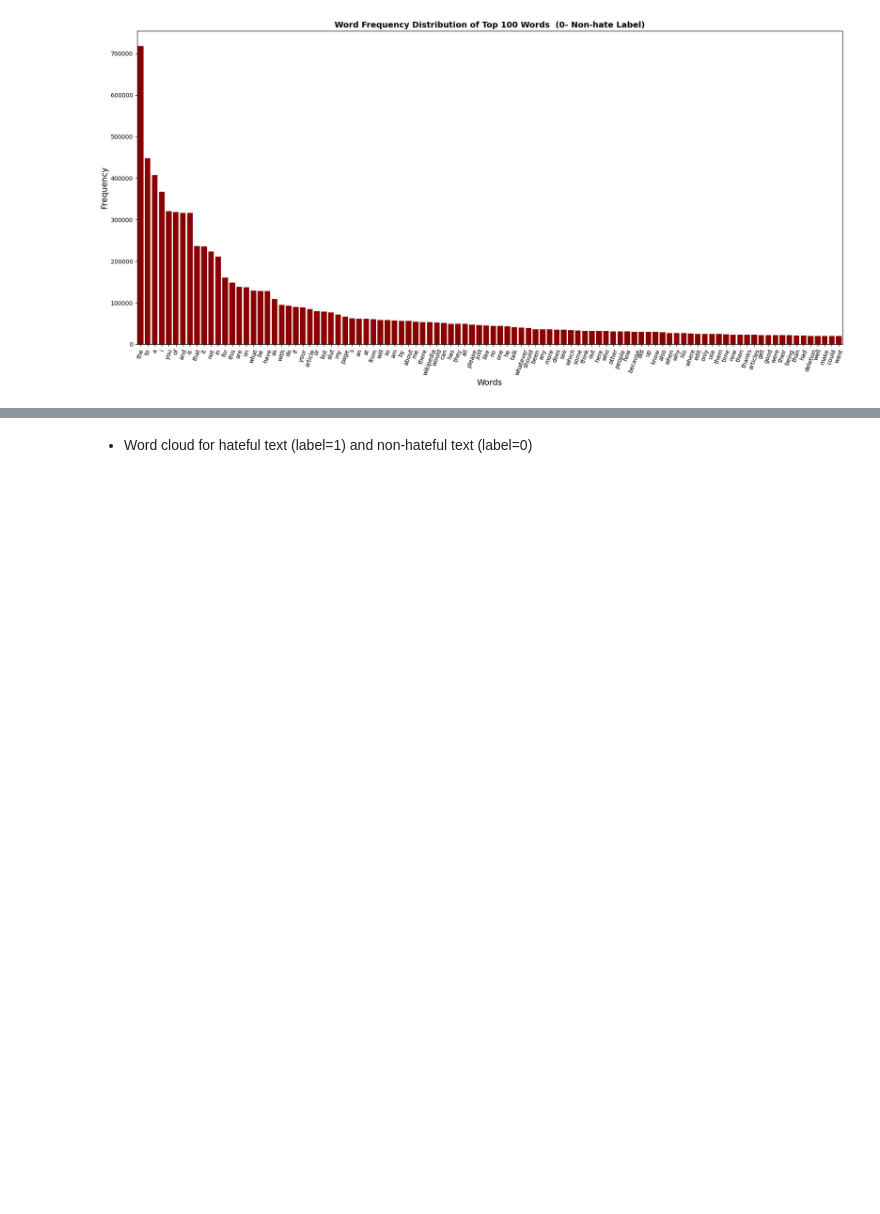
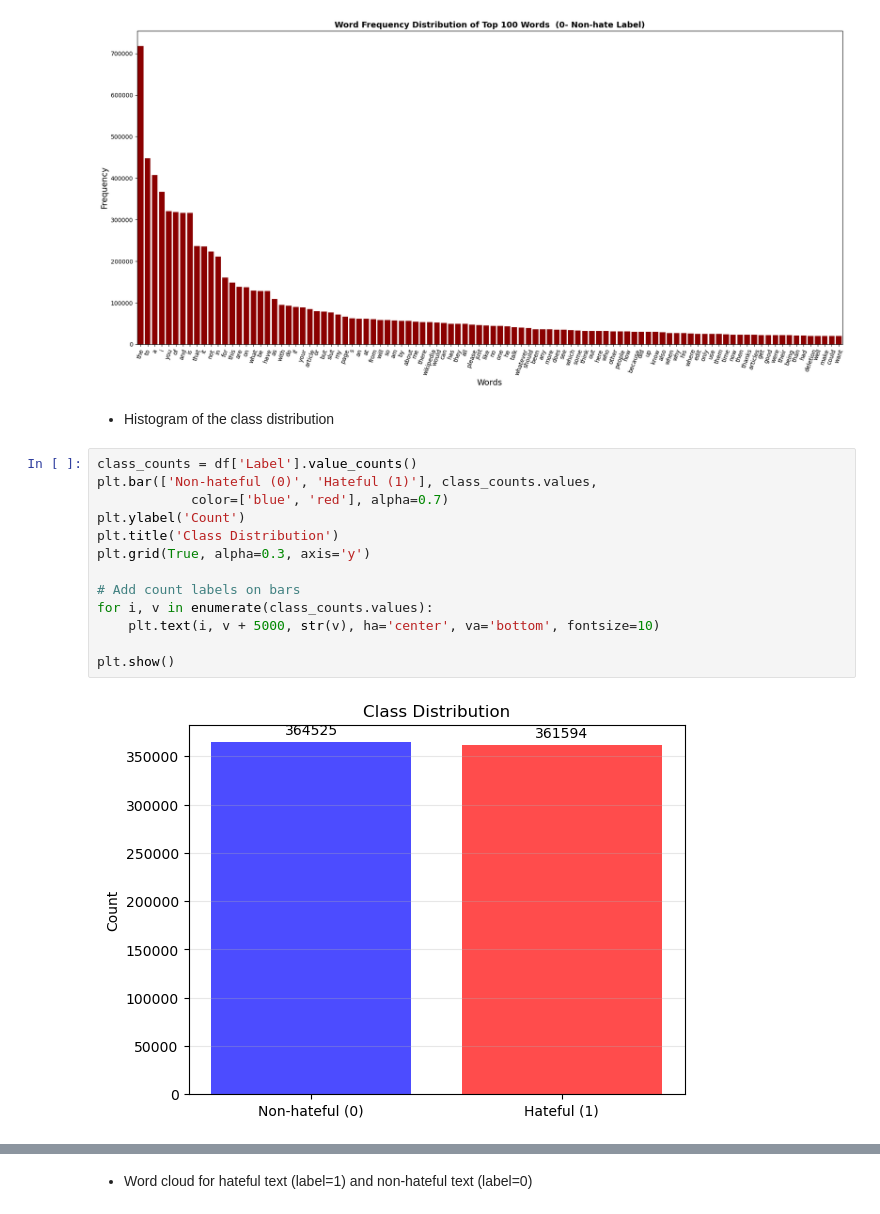
Before and after one commit to IvanYeung0610/Hate-Speech-Detection, a Jupyter notebook: KNN.ipynb, the cells around one changed output, grey strips where cells are left out. Cells and saved outputs as stored; diff of their text form; blank space fills up the shorter version.

```diff
--- a/KNN.ipynb
+++ b/KNN.ipynb
@@ -159,3 +160,20 @@ plt.show()
 [figure]
 [figure]
 [figure]
+# %% [markdown]
+* Histogram of the class distribution
+# %%
+class_counts = df['Label'].value_counts()
+plt.bar(['Non-hateful (0)', 'Hateful (1)'], class_counts.values,
+            color=['blue', 'red'], alpha=0.7)
+plt.ylabel('Count')
+plt.title('Class Distribution')
+plt.grid(True, alpha=0.3, axis='y')
+
+# Add count labels on bars
+for i, v in enumerate(class_counts.values):
+    plt.text(i, v + 5000, str(v), ha='center', va='bottom', fontsize=10)
+
+plt.show()
+# %% [output]
+[figure, added]
```
Also changed, not shown: parts of 8 cells of this notebook.
